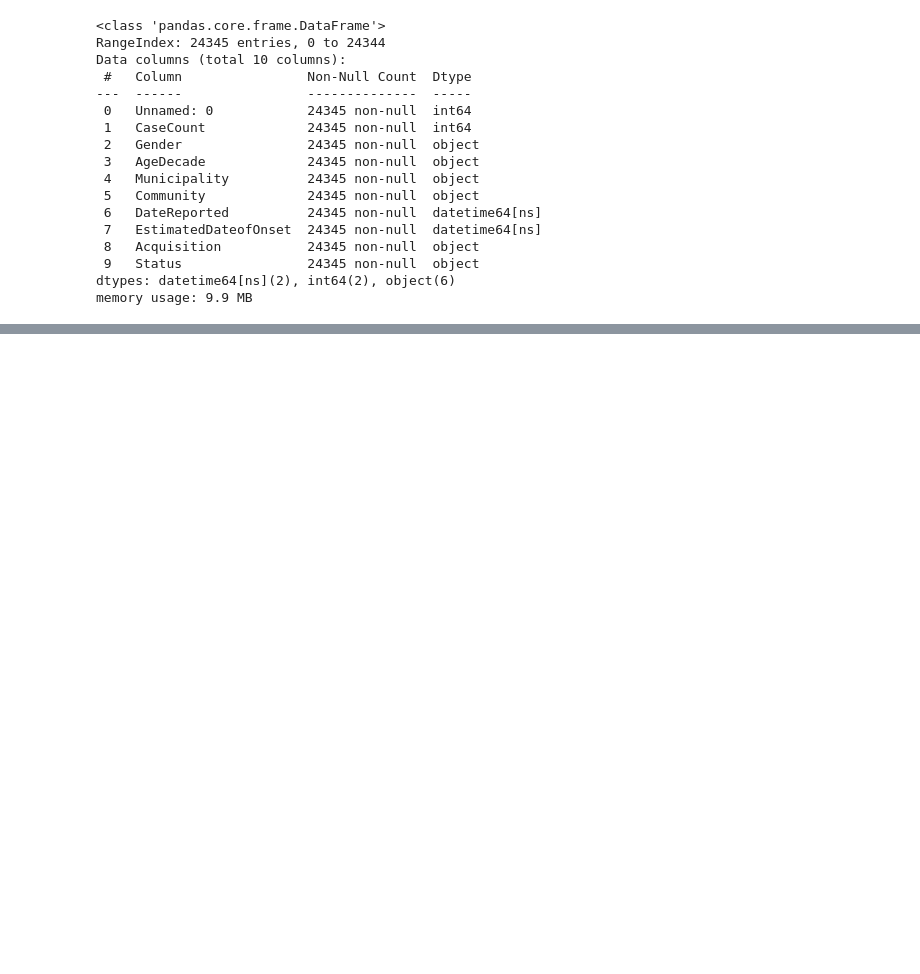
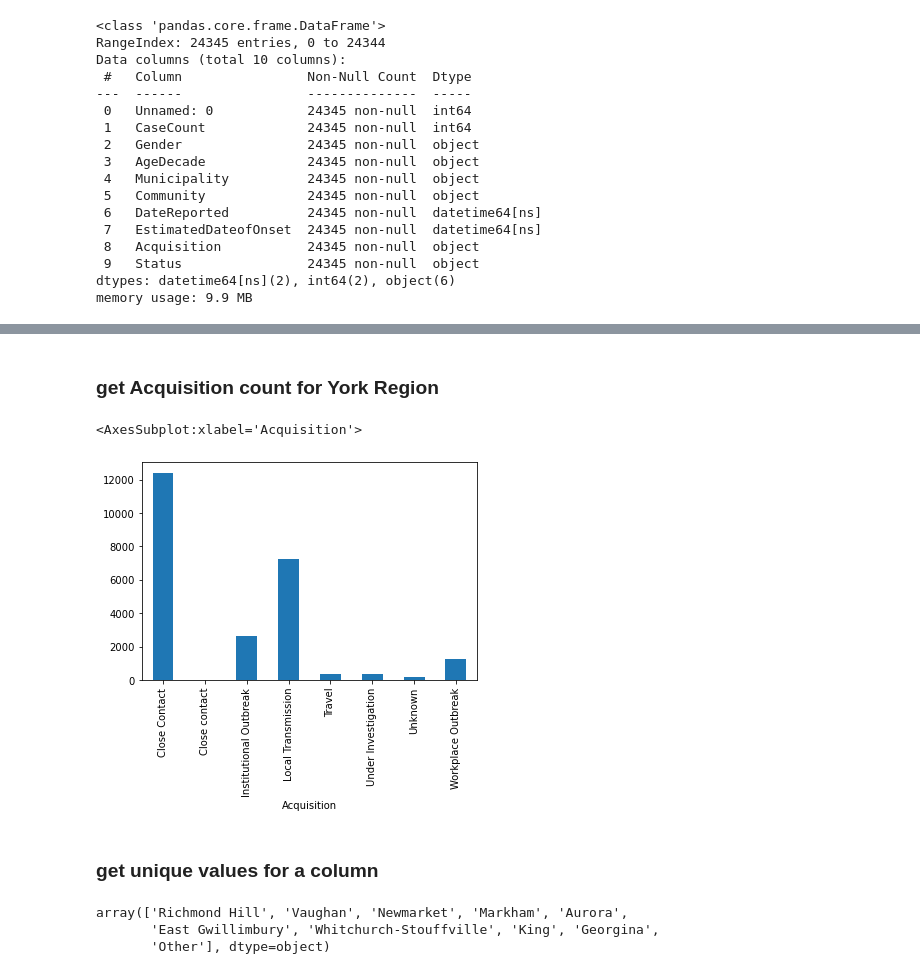
Before and after one commit to jcpedz/Pandas-excercises, a Jupyter notebook: Exercise_02.ipynb, the cells around one changed output, grey strips where cells are left out. Drawn from its saved outputs; the diff is of its cells as text; code cells hidden in the pictures; blank space fills up the shorter version.

```diff
--- a/Exercise_02.ipynb
+++ b/Exercise_02.ipynb
@@ -25,0 +92,15 @@ memory usage: 9.9 MB
+# %% [markdown]
+### get Acquisition count for York Region
+# %%
+df.groupby('Acquisition').Municipality.count().plot(kind='bar')
+# %% [output]
+<AxesSubplot:xlabel='Acquisition'>
+[figure, added]
+# %% [markdown]
+### get unique values for a column
+# %%
+df.Municipality.unique()
+# %% [output]
+array(['Richmond Hill', 'Vaughan', 'Newmarket', 'Markham', 'Aurora',
+       'East Gwillimbury', 'Whitchurch-Stouffville', 'King', 'Georgina',
+       'Other'], dtype=object)
```
Also changed, not shown: parts of 13 cells of this notebook.
